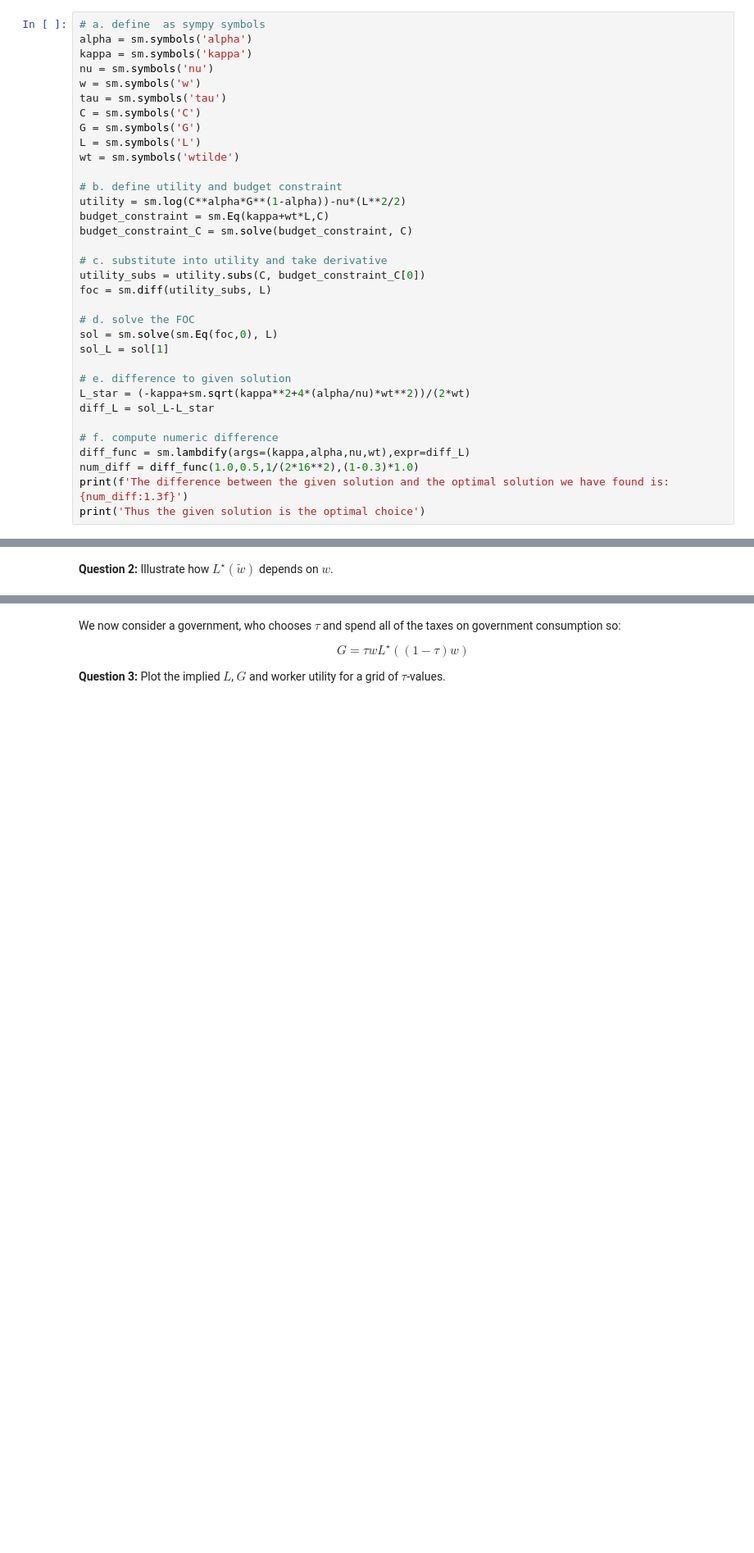
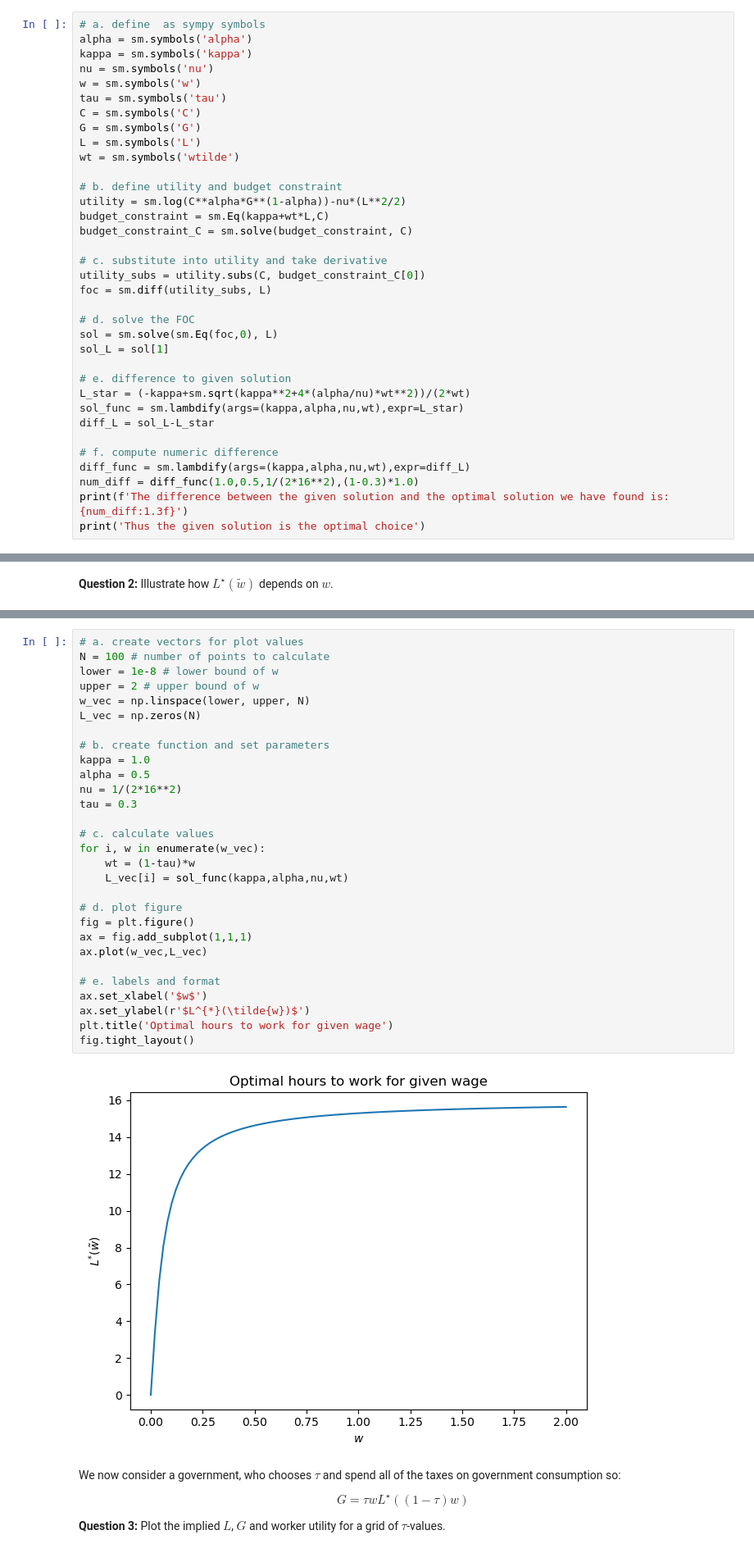
Before and after one commit to NumEconCopenhagen/projects-2023-jacob-per, a Jupyter notebook: examproject/Exam-2023-notebook.ipynb, the cells around one changed output, grey strips where cells are left out. Shown at 82% size. Cells and saved outputs as stored; diff of their text form; blank space fills up the shorter version.

```diff
--- a/examproject/Exam-2023-notebook.ipynb
+++ b/examproject/Exam-2023-notebook.ipynb
@@ -89,6 +89,7 @@ sol_L = sol[1]
 
 # e. difference to given solution
 L_star = (-kappa+sm.sqrt(kappa**2+4*(alpha/nu)*wt**2))/(2*wt)
+sol_func = sm.lambdify(args=(kappa,alpha,nu,wt),expr=L_star)
 diff_L = sol_L-L_star
 
 # f. compute numeric difference
@@ -106,3 +105,34 @@ Thus the given solution is the optimal choice
+# %%
+# a. create vectors for plot values
+N = 100 # number of points to calculate
+lower = 1e-8 # lower bound of w
+upper = 2 # upper bound of w
+w_vec = np.linspace(lower, upper, N)
+L_vec = np.zeros(N)
+
+# b. create function and set parameters
+kappa = 1.0
+alpha = 0.5
+nu = 1/(2*16**2)
+tau = 0.3
+
+# c. calculate values
+for i, w in enumerate(w_vec):
+    wt = (1-tau)*w
+    L_vec[i] = sol_func(kappa,alpha,nu,wt)
+
+# d. plot figure
+fig = plt.figure()
+ax = fig.add_subplot(1,1,1)
+ax.plot(w_vec,L_vec)
+
+# e. labels and format
+ax.set_xlabel('$w$')
+ax.set_ylabel(r'$L^{*}(\tilde{w})$')
+plt.title('Optimal hours to work for given wage')
+fig.tight_layout()
+# %% [output]
+[figure, added]
 # %% [markdown]
 
 We now consider a government, who chooses $\tau$ and spend all of the taxes on government consumption so:
```
Also changed, not shown: parts of 2 cells of this notebook.
